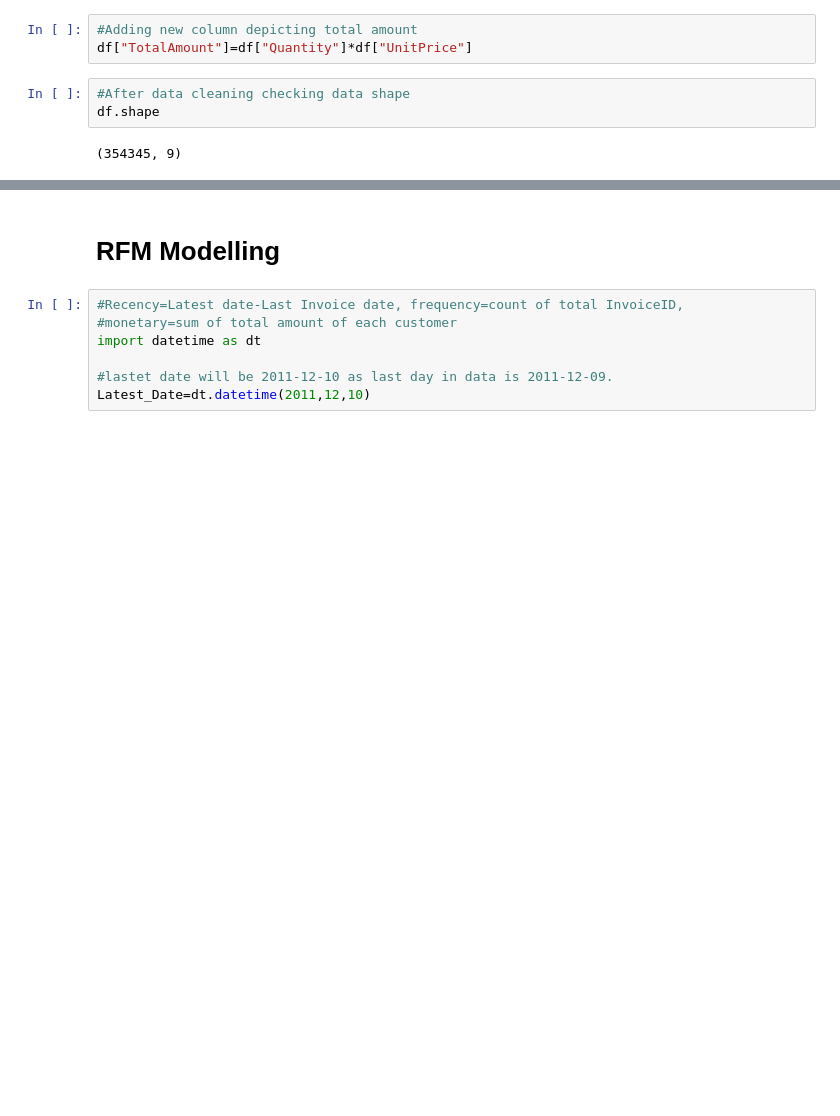
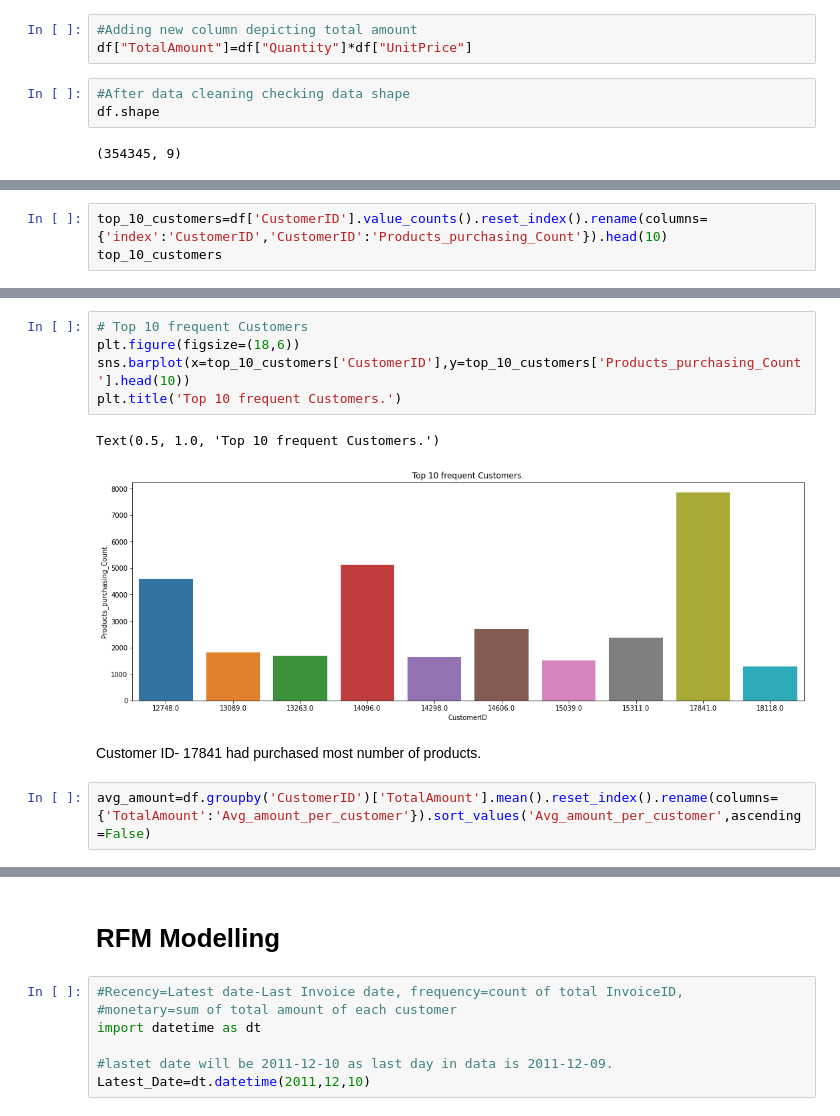
Before and after one commit to AjayUnique/Customer-Segmentation, a Jupyter notebook: Customer_Segmentation.ipynb, the cells around one changed output, grey strips where cells are left out. Drawn from its saved outputs; the diff is of its cells as text; blank space fills up the shorter version.

```diff
--- a/Customer_Segmentation.ipynb
+++ b/Customer_Segmentation.ipynb
@@ -99,0 +144,3 @@ df.head()
+# %%
+top_10_customers=df['CustomerID'].value_counts().reset_index().rename(columns={'index':'CustomerID','CustomerID':'Products_purchasing_Count'}).head(10)
+top_10_customers
@@ -99,0 +159,12 @@ df.head()
+# %%
+# Top 10 frequent Customers
+plt.figure(figsize=(18,6))
+sns.barplot(x=top_10_customers['CustomerID'],y=top_10_customers['Products_purchasing_Count'].head(10))
+plt.title('Top 10 frequent Customers.')
+# %% [output]
+Text(0.5, 1.0, 'Top 10 frequent Customers.')
+[figure, added]
+# %% [markdown]
+Customer ID- 17841 had purchased most number of products.
+# %%
+avg_amount=df.groupby('CustomerID')['TotalAmount'].mean().reset_index().rename(columns={'TotalAmount':'Avg_amount_per_customer'}).sort_values('Avg_amount_per_customer',ascending=False)
```
Also changed, not shown: parts of 13 cells of this notebook.
